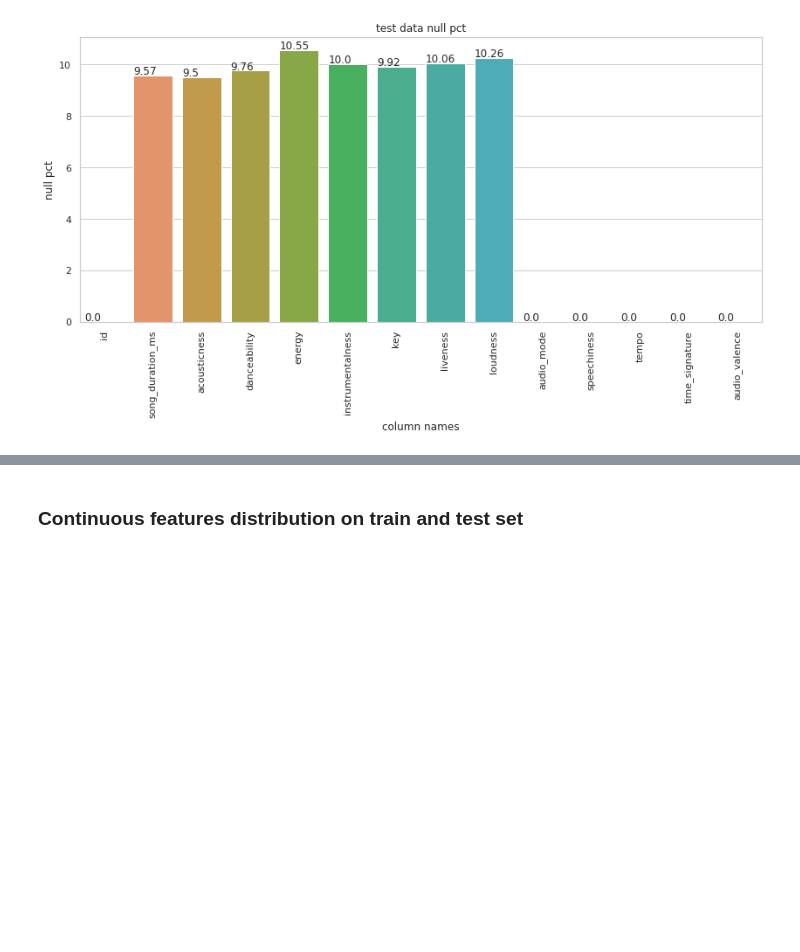
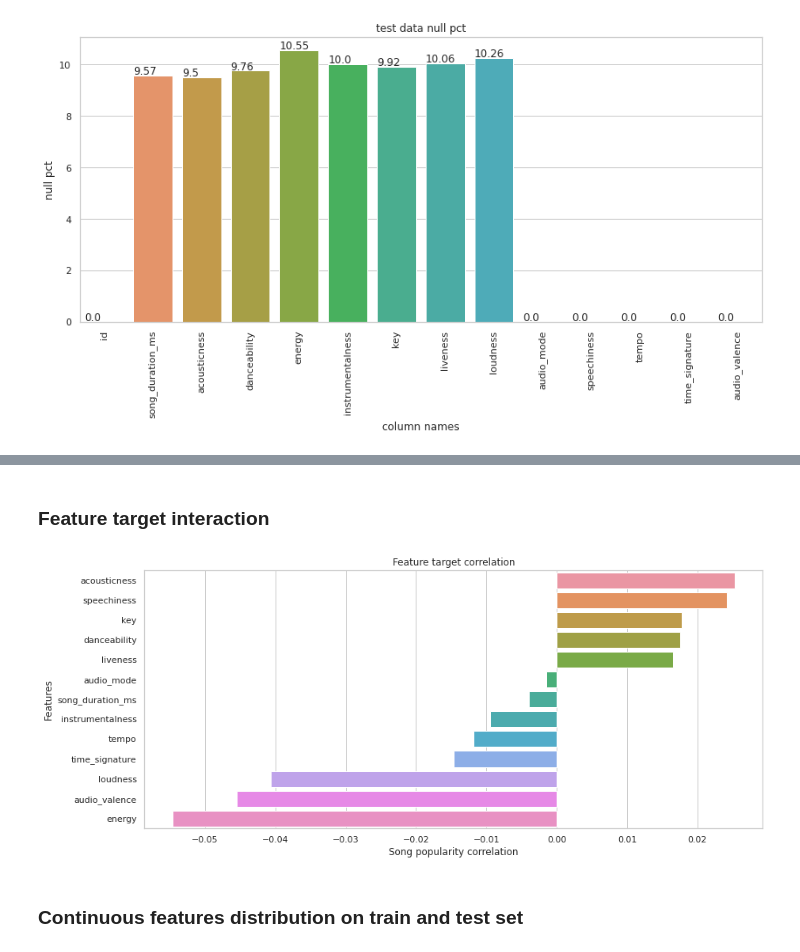
Before and after one commit to bk-anupam/Kaggle, a Jupyter notebook: song-popularity/song-popularity-eda.ipynb, the cells around one changed output, grey strips where cells are left out. Saved outputs shown, nothing was run; the diff lists cells and outputs as text; code cells hidden in the pictures; blank space fills up the shorter version.

```diff
--- a/song-popularity/song-popularity-eda.ipynb
+++ b/song-popularity/song-popularity-eda.ipynb
@@ -107,3 +141,18 @@ plot_col_nulls(test_col_null_ratio, df_test.columns.values.tolist(), "null pct",
+# %% [markdown]
+### Feature target interaction
+# %%
+fig, ax = plt.subplots(figsize=(14, 6))
+target_feature_interaction = corr["song_popularity"].sort_values(ascending=False)
+labels = target_feature_interaction.index.to_list()
+labels.remove('song_popularity')
+values = target_feature_interaction.values.tolist()
+values.pop(0)
+ax.set_title("Feature target correlation")
+ax.set_xlabel("Song popularity correlation")
+ax.set_ylabel("Features")
+ax = sns.barplot(x=values, y=labels, ax=ax)
+# %% [output]
+[figure, added]
 # %% [markdown]
 ### Continuous features distribution on train and test set
 # %%
```
Also changed, not shown: parts of 4 cells of this notebook.
